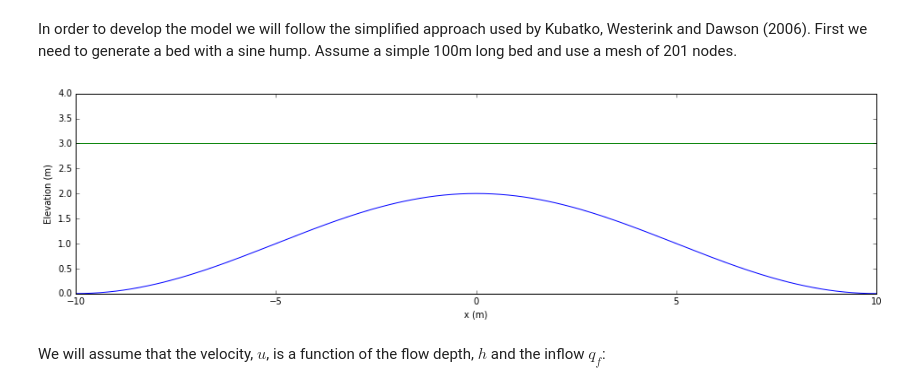
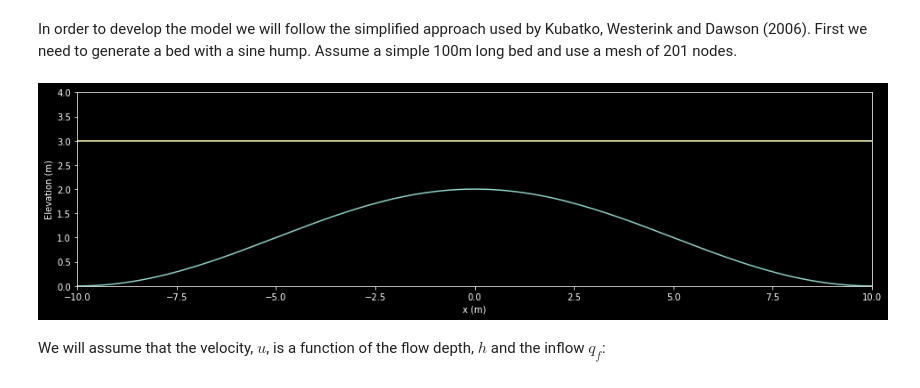
Before and after one commit to plgrover/pymorph, a Jupyter notebook: notebooks/Morphodynamic Modelling Notes.ipynb, the cells around one changed output. Cells and saved outputs as stored; diff of their text form; code cells hidden in the pictures.

```diff
--- a/notebooks/Morphodynamic Modelling Notes.ipynb
+++ b/notebooks/Morphodynamic Modelling Notes.ipynb
@@ -63,34 +67,36 @@ number_nodes =201
 L = 20.0
 dx = L/(number_nodes-1)
 
 x = np.zeros(number_nodes)
 zb = np.ones(number_nodes)
 z = np.ones(number_nodes)
 
 ''' Gaussian curve parameters '''
 A0 = 1.0
 A1 = 1.0 # mean
 A2 = 5.
 lam = 20.
 
 for i in range(len(x)):
     x[i] = -lam/2. + i*dx
     zb[i] = A0 + A1*math.cos(2.0*math.pi*x[i]/lam)
     z[i] = 3.0
 
 h = z - zb
 
+
+plt.style.use(['dark_background'])
 fig = plt.figure(figsize=(16, 4))
 ax1 = fig.add_subplot(111)
 ax1.plot(x,zb, label='bed')
 ax1.plot(x,z, label='water surface')
 plt.xlabel('x (m)')
 plt.ylabel('Elevation (m)')
 ax1.set_xlim([-10., 10.0])
 ax1.set_ylim([0.0, 4.0])
 plt.show()
 # %% [output]
-[figure, old version]
+[figure, new version]
 # %% [markdown]
 We will assume that the velocity, $u$,  is a function of the flow depth, $h$ and the inflow $q_f$:
 # %% [markdown]
```
Also changed, not shown: parts of 9 cells of this notebook, 4 other files.
